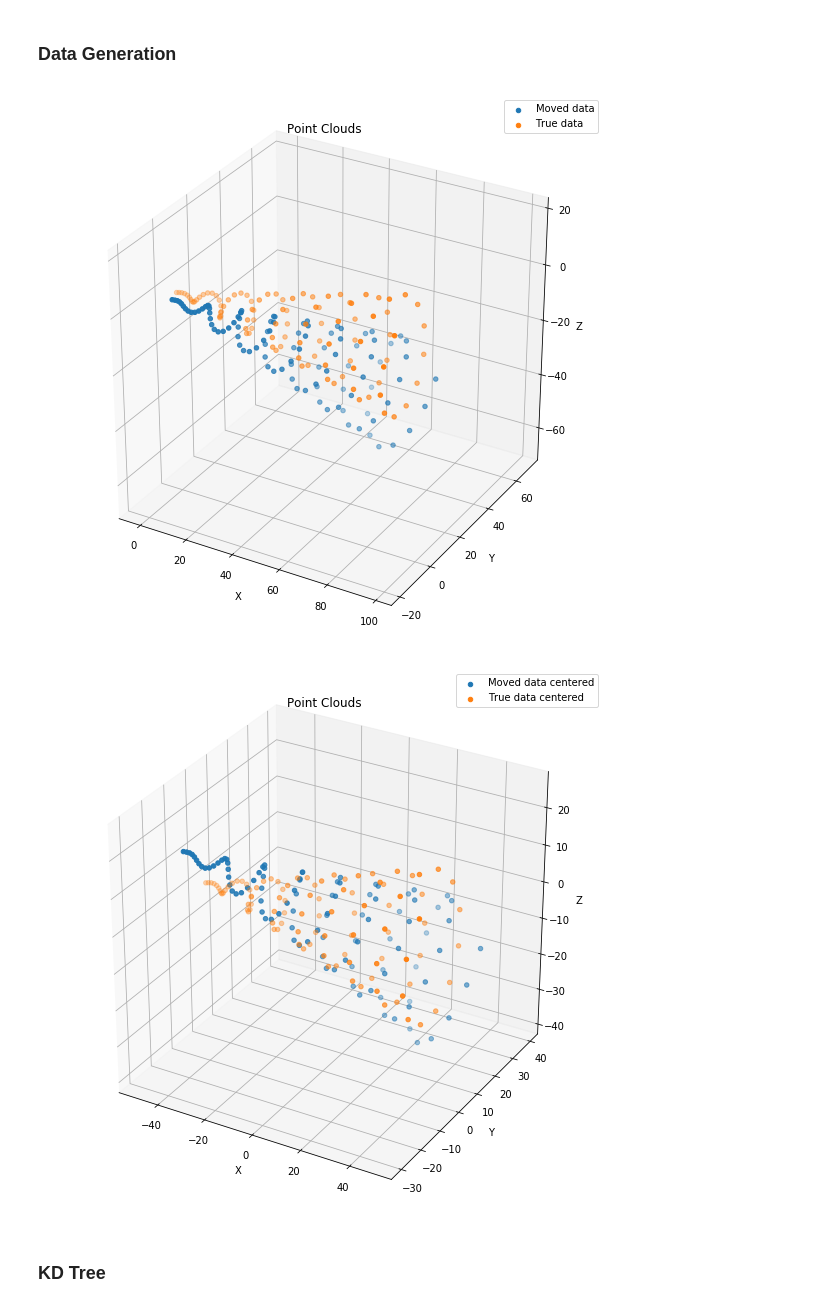
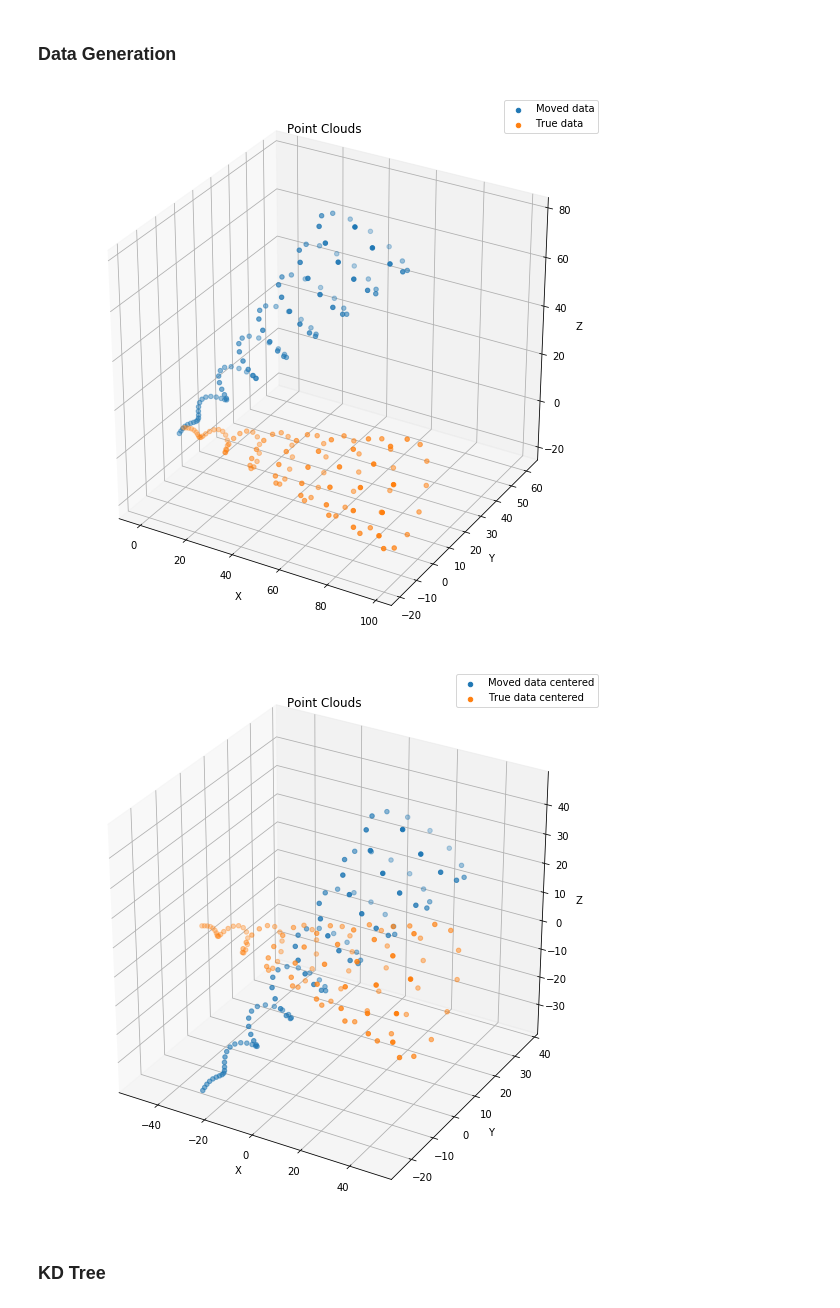
Before and after one commit to JyotiSunkara/ICP, a Jupyter notebook: Iterative Closest Point Using K Dimensional Trees.ipynb, the cells around one changed output. Cells and saved outputs as stored; diff of their text form; code cells hidden in the pictures.

```diff
--- a/Iterative Closest Point Using K Dimensional Trees.ipynb
+++ b/Iterative Closest Point Using K Dimensional Trees.ipynb
@@ -60,35 +60,35 @@ def plotValues(values, label):
 '''Generate data using the sin and cosine functions'''
 def generateSpiral(numPoints, angle, shift):
 
     aboutZ = np.array([[cos(angle[2]), -sin(angle[2]), 0],
                       [sin(angle[2]), cos(angle[2]), 0],
                       [0, 0, 1]])
     aboutY = np.array([[cos(angle[1]), 0, -sin(angle[1])],
                       [0, 1, 0] ,
                       [sin(angle[1]), 0, cos(angle[1])]])
     aboutX = np.array([[1, 0, 0],
                       [0, cos(angle[0]), -sin(angle[0])],
                       [0, sin(angle[0]), cos(angle[0])]])
 
     T = shift
     R = aboutZ.dot(aboutY.dot(aboutX))
     sourceData = np.zeros((3, numPoints))
     sourceData[0, :] = range(0, numPoints)
     sourceData[1, :] = 0.2 * sourceData[0, :] * np.sin(0.5 * sourceData[0, :])
     sourceData[2, :] = 0.2 * sourceData[0, :] * np.cos(0.5 * sourceData[0, :])
 
     movedData = R.dot(sourceData) + shift
     return sourceData, movedData
 
 '''Assign data to point clouds P and Q'''
-angle = [0, -pi/6, pi/4]
+angle = [0, pi/4, pi/4]
 shift = np.array([[-2], [0], [-3]])
 Q, P = generateSpiral(100, angle, shift)
 
 plotData(P, Q, "Moved data", "True data")
 plt.show()
 # %% [output]
-[figure, old version]
+[figure, new version]
 # %%
 '''Function to center the source data and the moved data'''
 def centerData(data, excludeIndices=[]):
@@ -103,7 +103,7 @@ plotData(Pcentered,
          'Moved data centered',
          'True data centered')
 # %% [output]
-[figure, old version]
+[figure, new version]
 # %% [markdown]
 ### KD Tree
 # %%
```
Also changed, not shown: parts of 3 cells of this notebook, 3 other files.
